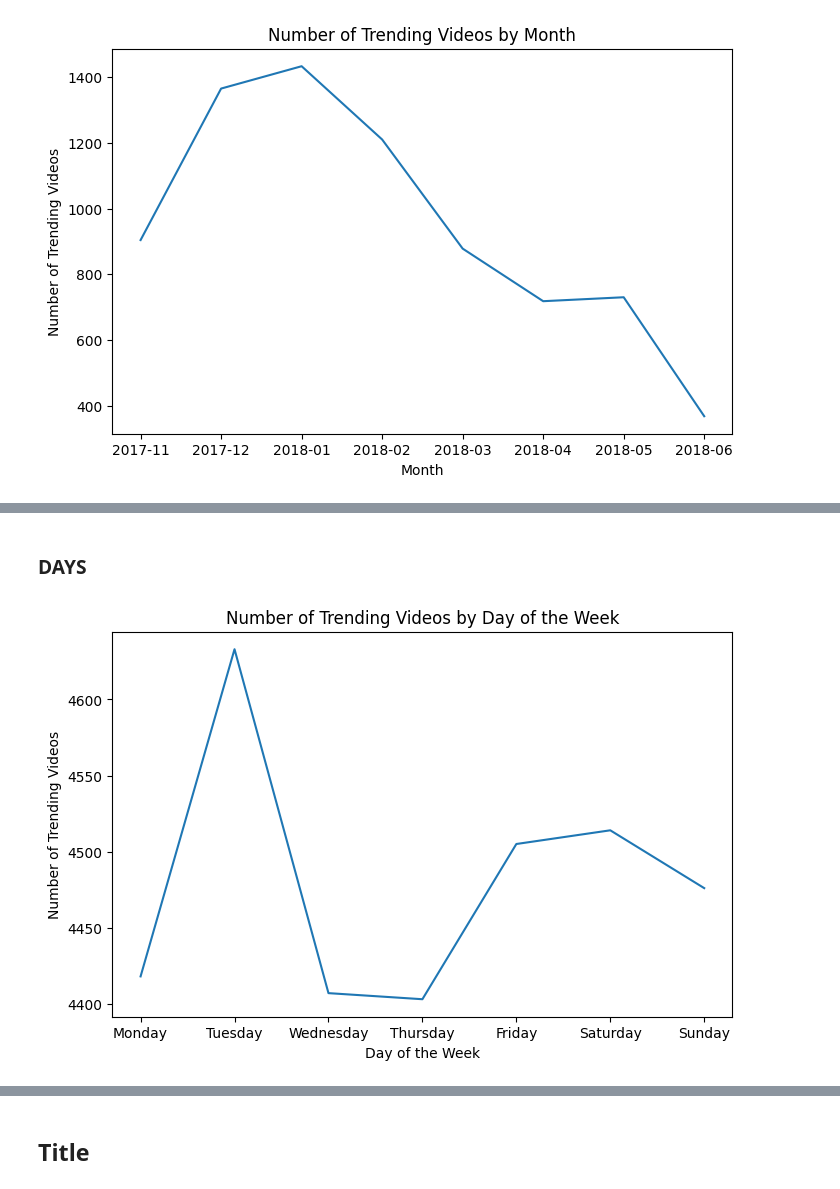
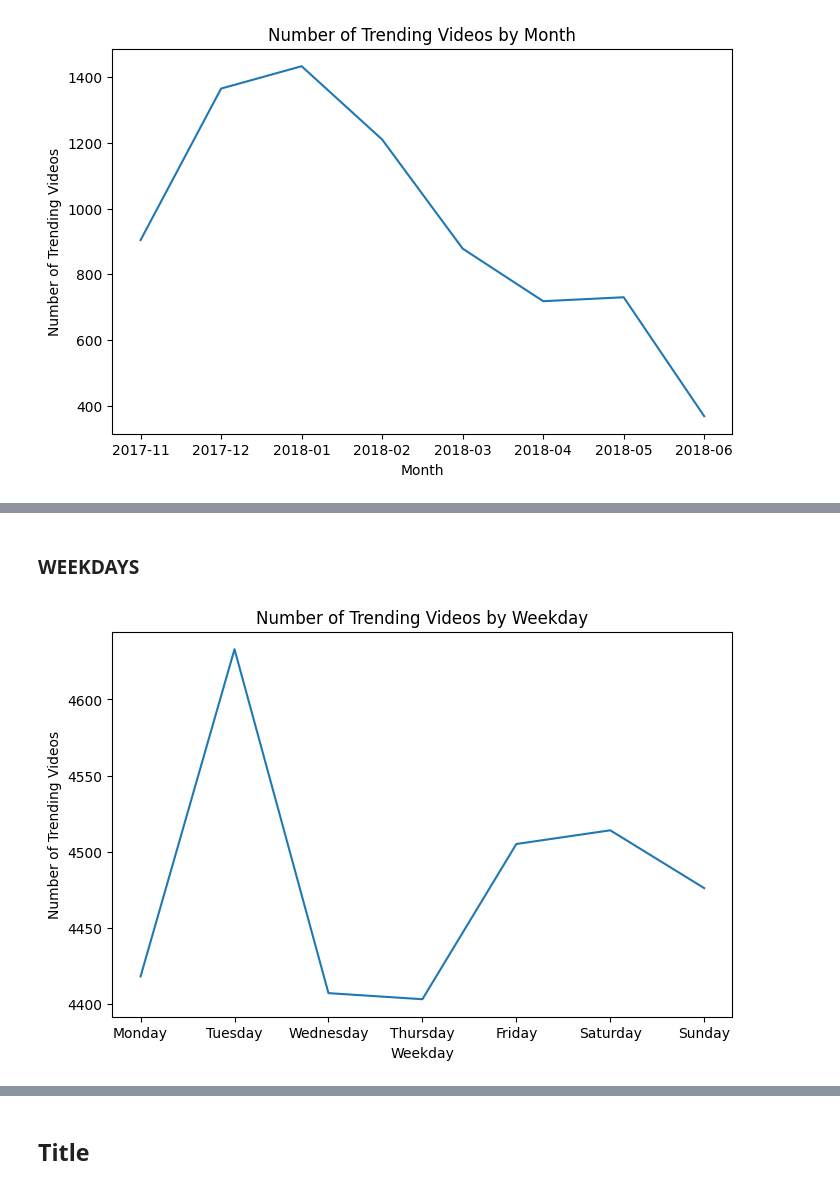
Before and after one commit to 0Nguyen0Cong0Tuan0/DS_Programming, a Jupyter notebook: src.ipynb, the cells around one changed output, grey strips where cells are left out. Saved outputs shown, nothing was run; the diff lists cells and outputs as text; code cells hidden in the pictures.

```diff
--- a/src.ipynb
+++ b/src.ipynb
@@ -724,2 +752,2 @@ plt.show()
 # %% [markdown]
-### **DAYS**
+### **WEEKDAYS**
@@ -737,10 +754,15 @@ trending_by_day = trending_by_day.sort_values('trending_day')
 # %%
-# Plot the data
+days_order = ['Monday', 'Tuesday', 'Wednesday', 'Thursday', 'Friday', 'Saturday', 'Sunday']
+
+trending_by_weekday = us_videos.loc[:, ['video_id', 'trending_date']]
+trending_by_weekday['trending_weekday'] = trending_by_weekday['trending_date'].dt.day_name()
+trending_by_weekday.drop(columns='trending_date', inplace=True)
+
 plt.figure(figsize=(8, 5))
-sns.lineplot(x='trending_day', y='video_id', data=trending_by_day)
-plt.title(label='Number of Trending Videos by Day of the Week')
-plt.xlabel(xlabel='Day of the Week')
+sns.lineplot(data=trending_by_weekday.groupby(by='trending_weekday')['video_id'].nunique().reindex(days_order))
+plt.title(label='Number of Trending Videos by Weekday')
+plt.xlabel(xlabel='Weekday')
 plt.ylabel(ylabel='Number of Trending Videos')
 plt.show()
 # %% [output]
-[figure, old version]
+[figure, new version]
```
Also changed, not shown: parts of 20 cells of this notebook, 1 other file.
